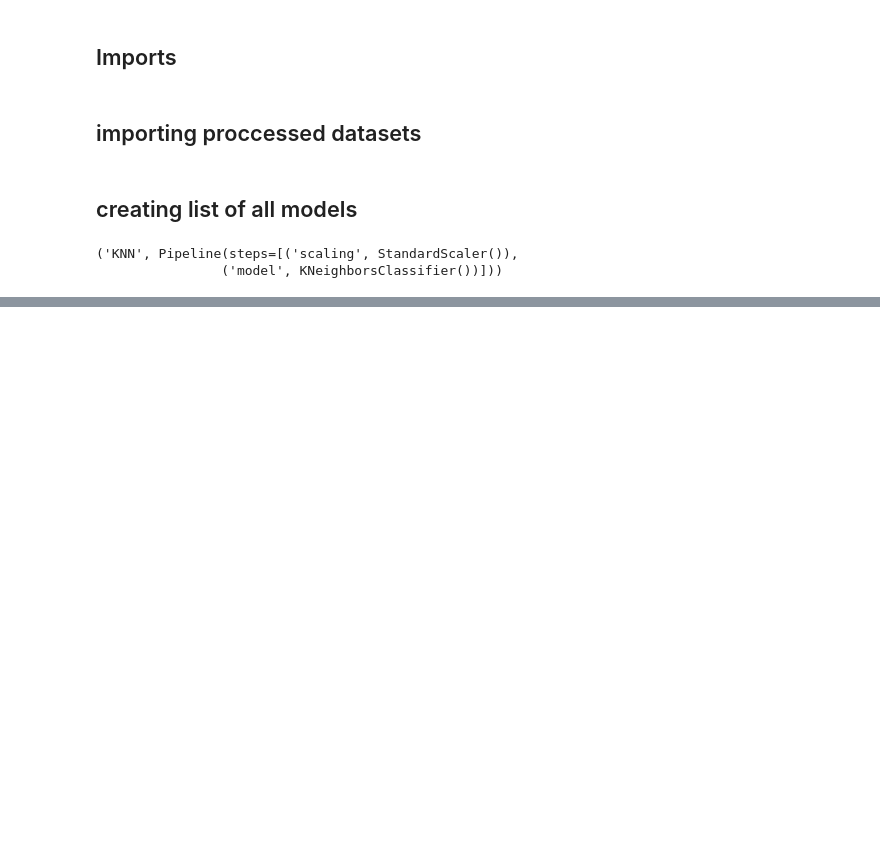
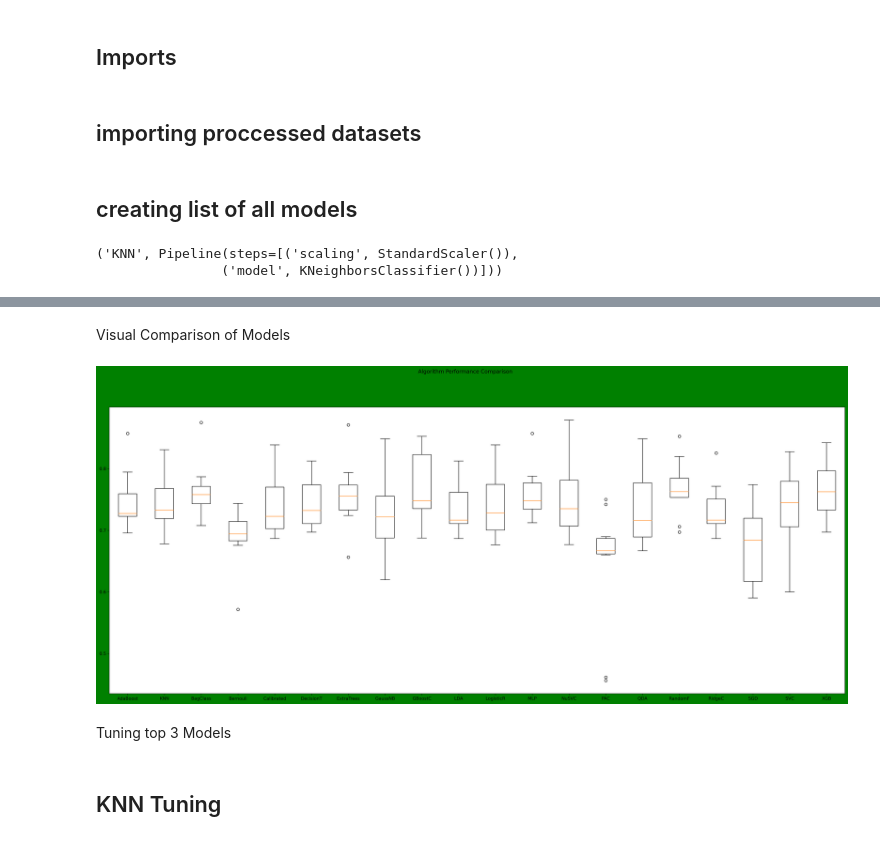
Before and after one commit to ggomp2885/Kaggle_Competitions, a Jupyter notebook: titanic_classification/training.ipynb, the cells around one changed output, grey strips where cells are left out. Cells and saved outputs as stored; diff of their text form; code cells hidden in the pictures; blank space fills up the shorter version.

```diff
--- a/titanic_classification/training.ipynb
+++ b/titanic_classification/training.ipynb
@@ -97,3 +97,17 @@ print(models[1])
 # %% [output]
 ('KNN', Pipeline(steps=[('scaling', StandardScaler()),
                 ('model', KNeighborsClassifier())]))
+# %%
+# Test options and evaluation metric
+scoring = 'f1'
+kfold = KFold(n_splits=10, random_state=1, shuffle=True)
+# %%
+%%time
+
+results = []
+names = []
+for name, model in models:
+    cv_results = cross_val_score(model, X, Y, cv=kfold, scoring=scoring)
+    results.append(cv_results)
+    names.append(name)
+    print("%s: %f (%f)" % (name, cv_results.mean(), cv_results.std()))
@@ -99,0 +136,15 @@ print(models[1])
+# %% [markdown]
+Visual Comparison of Models
+# %%
+fig = plt.figure(figsize=(30,12), dpi= 300, facecolor='g', edgecolor='w')
+fig.suptitle('Algorithm Performance Comparison')
+ax = fig.add_subplot(111)
+plt.boxplot(results)
+ax.set_xticklabels(names)
+plt.show()
+# %% [output]
+[figure, added]
+# %% [markdown]
+Tuning top 3 Models
+# %% [markdown]
+## KNN Tuning
```
Also changed, not shown: parts of 29 cells of this notebook, 1 other file.
